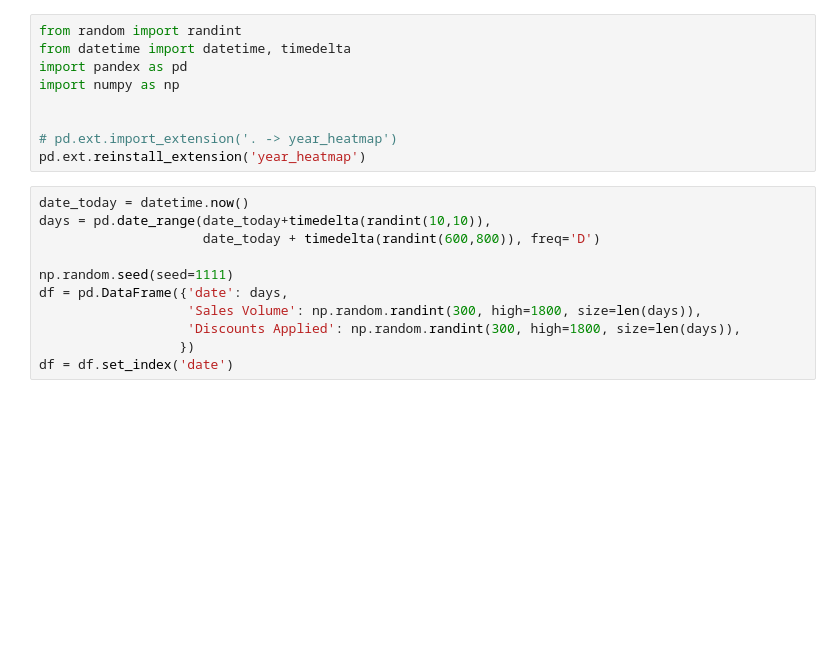
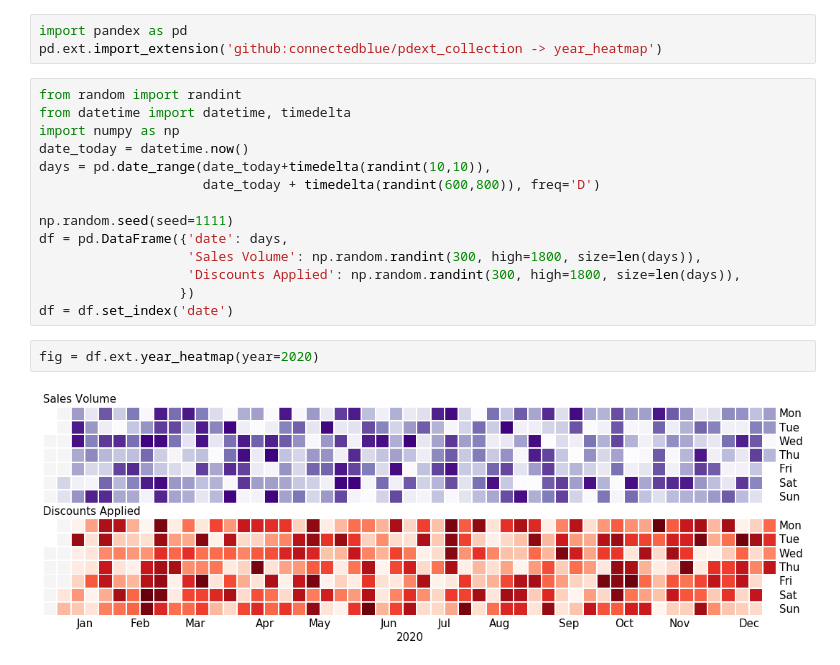
Before and after one commit to connectedblue/pdext_collection, a Jupyter notebook: year_heatmap/year_heatmap_test.ipynb, the cells around one changed output. Cells and saved outputs as stored; diff of their text form; blank space fills up the shorter version.

```diff
--- a/year_heatmap/year_heatmap_test.ipynb
+++ b/year_heatmap/year_heatmap_test.ipynb
@@ -1,13 +1,10 @@
-# %%
-from random import randint
-from datetime import datetime, timedelta
-import pandex as pd
-import numpy as np
-
-
-# pd.ext.import_extension('. -> year_heatmap')
-pd.ext.reinstall_extension('year_heatmap')
+# %%
+import pandex as pd
+pd.ext.import_extension('github:connectedblue/pdext_collection -> year_heatmap')
 # %%
+from random import randint
+from datetime import datetime, timedelta
+import numpy as np
 date_today = datetime.now()
 days = pd.date_range(date_today+timedelta(randint(10,10)),
                      date_today + timedelta(randint(600,800)), freq='D')
@@ -18,6 +15,10 @@ df = pd.DataFrame({'date': days,
                    'Discounts Applied': np.random.randint(300, high=1800, size=len(days)),
                   })
 df = df.set_index('date')
+# %%
+fig = df.ext.year_heatmap(year=2020)
+# %% [output]
+[figure, added]
 # %%
 fig = df.ext.year_heatmap()
 # %% [output]
```
Also changed, not shown: parts of 2 cells of this notebook, 2 other files.
